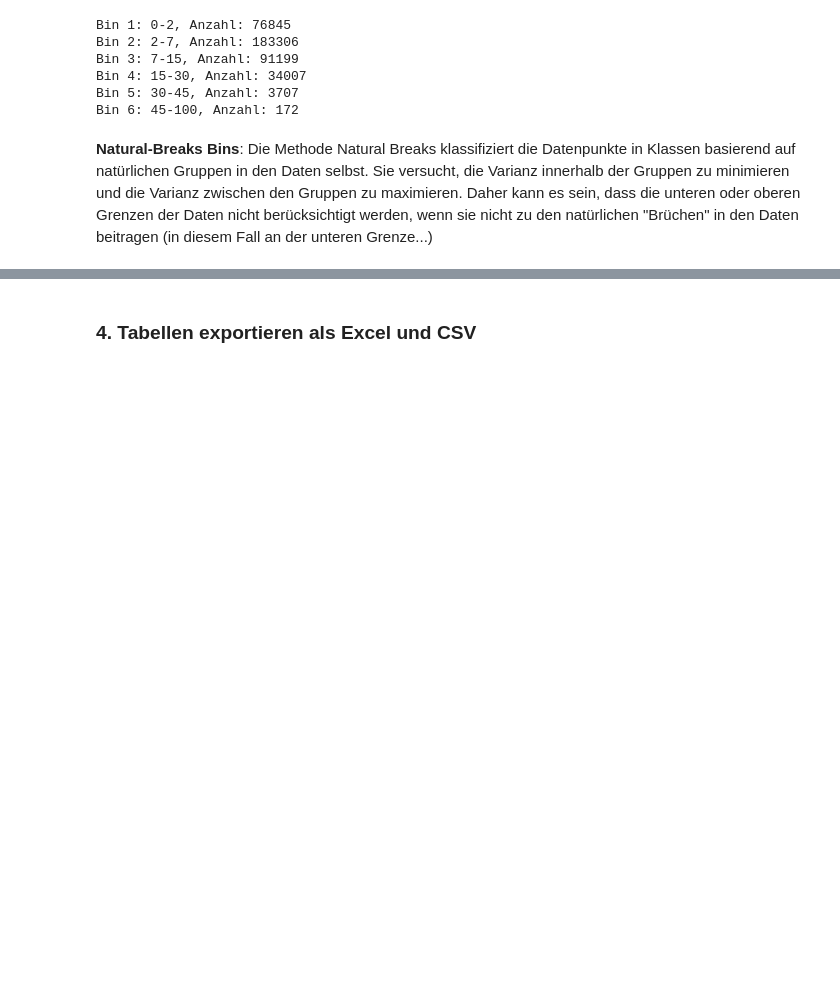
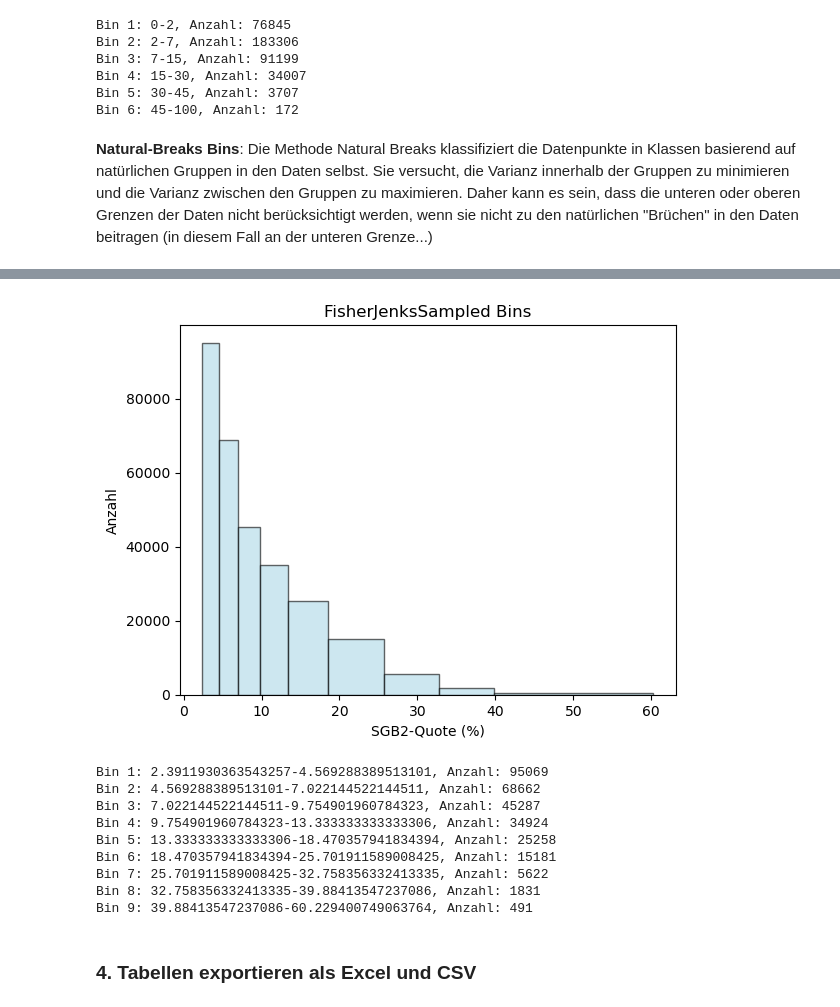
Before and after one commit to tobias-vetterle/mikrokosmos, a Jupyter notebook: aufbereitung_mikrokosmos.ipynb, the cells around one changed output, grey strips where cells are left out. Drawn from its saved outputs; the diff is of its cells as text; code cells hidden in the pictures; blank space fills up the shorter version.

```diff
--- a/aufbereitung_mikrokosmos.ipynb
+++ b/aufbereitung_mikrokosmos.ipynb
@@ -1000,3 +1030,33 @@ Bin 5: 26.990049751243806-60.229400749063764, Anzahl: 6422
+# %%
+
+# Extrahieren der Werte aus der Spalte 'SGB2-Quote (%)'
+data = stacked_lb_bev_ue100['SGB2-Quote (%)'].values
+
+# Berechnen der Bins mit der FisherJenksSampled-Methode
+classifier = FisherJenksSampled(data, pct=0.2, k=10)
+bins = classifier.bins
+
+# Erstellen des Histogramms
+plt.hist(data, bins=bins, edgecolor='black', color='lightblue', alpha=0.6)
+plt.xlabel('SGB2-Quote (%)')
+plt.ylabel('Anzahl')
+plt.title('FisherJenksSampled Bins')
+plt.show()
+
+# Ausgabe der Bin-Ranges und der Anzahl der Werte in jedem Bin
+for i in range(len(bins)-1):
+    print(f"Bin {i+1}: {bins[i]}-{bins[i+1]}, Anzahl: {((data > bins[i]) & (data <= bins[i+1])).sum()}")
+# %% [output]
+[figure, added]
+Bin 1: 2.3911930363543257-4.569288389513101, Anzahl: 95069
+Bin 2: 4.569288389513101-7.022144522144511, Anzahl: 68662
+Bin 3: 7.022144522144511-9.754901960784323, Anzahl: 45287
+Bin 4: 9.754901960784323-13.333333333333306, Anzahl: 34924
+Bin 5: 13.333333333333306-18.470357941834394, Anzahl: 25258
+Bin 6: 18.470357941834394-25.701911589008425, Anzahl: 15181
+Bin 7: 25.701911589008425-32.758356332413335, Anzahl: 5622
+Bin 8: 32.758356332413335-39.88413547237086, Anzahl: 1831
+Bin 9: 39.88413547237086-60.229400749063764, Anzahl: 491
 # %% [markdown]
 ### 4. Tabellen exportieren als Excel und CSV
 # %%
```
Also changed, not shown: parts of 4 cells of this notebook.
